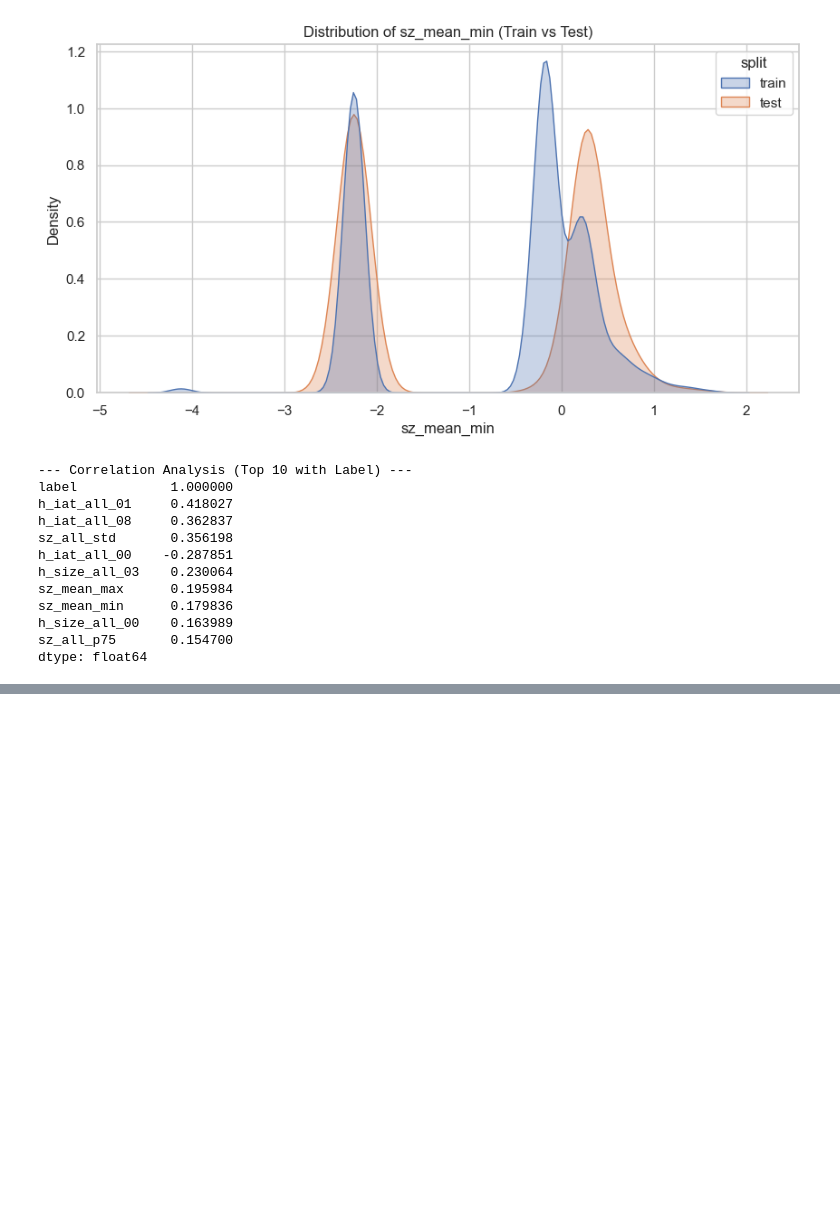
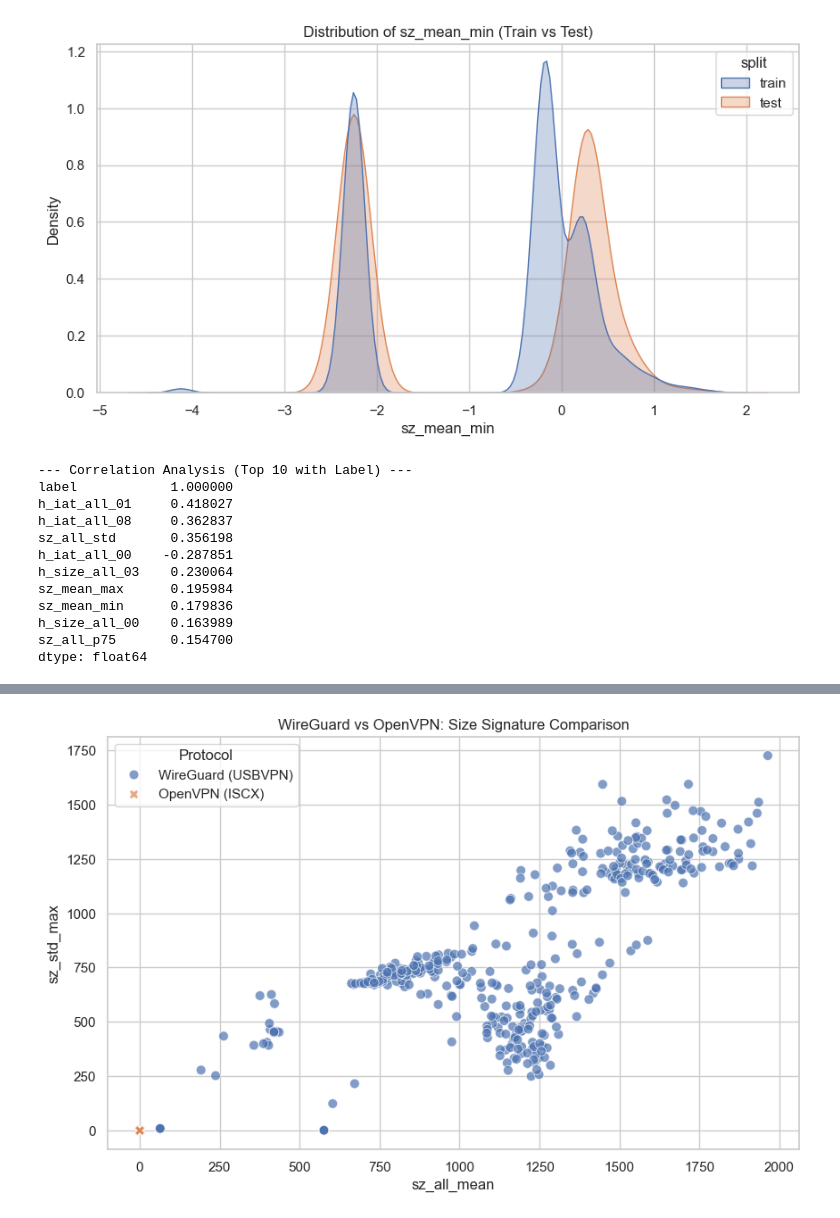
Before and after one commit to MalinaDumitrescu/ai-vpn-firewall, a Jupyter notebook: notebooks/17_dataset_audit.ipynb, the cells around one changed output, grey strips where cells are left out. Drawn from its saved outputs; the diff is of its cells as text; code cells hidden in the pictures; blank space fills up the shorter version.

```diff
--- a/notebooks/17_dataset_audit.ipynb
+++ b/notebooks/17_dataset_audit.ipynb
@@ -298,0 +479,47 @@ dtype: float64
+# %%
+# Task 5: WireGuard vs. The World (Protocol Deep-Dive)
+print("\n--- Task 5: WireGuard vs. The World (Protocol Deep-Dive) ---")
+proto_features = ["sz_all_mean", "sz_std_max"]
+available_proto = [f for f in proto_features if f in forensic_df.columns]
+
+if len(available_proto) == 2 and "capture_id" in forensic_df.columns:
+    # Identify WireGuard in USBVPN
+    # We will try to find "wireguard" in the capture_id
+    usbvpn_wg = forensic_df[(forensic_df["dataset"] == "usbvpn") &
+                            (forensic_df["capture_id"].astype(str).str.lower().str.contains("wireguard|wg", na=False))]
+
+    if len(usbvpn_wg) == 0:
+        logger.warning("No explicit 'wireguard' captures found in USBVPN. Falling back to all VPN flows in USBVPN.")
+        usbvpn_wg = forensic_df[(forensic_df["dataset"] == "usbvpn") & (forensic_df["label"] == 1)]
+
+    # Identify OpenVPN in ISCX
+    # We will try to find "openvpn" in the capture_id
+    iscx_ovpn = forensic_df[(forensic_df["dataset"] == "iscx") &
+                            (forensic_df["capture_id"].astype(str).str.lower().str.contains("openvpn|ovpn|vpn", na=False))]
+
+    if len(iscx_ovpn) == 0:
+        iscx_ovpn = forensic_df[(forensic_df["dataset"] == "iscx") & (forensic_df["label"] == 1)]
+
+    # Sample 500 flows each
+    wg_sample = usbvpn_wg.sample(min(500, len(usbvpn_wg)), random_state=42).copy() if len(usbvpn_wg) > 0 else pd.DataFrame()
+    if not wg_sample.empty:
+        wg_sample["Protocol"] = "WireGuard (USBVPN)"
+
+    ovpn_sample = iscx_ovpn.sample(min(500, len(iscx_ovpn)), random_state=42).copy() if len(iscx_ovpn) > 0 else pd.DataFrame()
+    if not ovpn_sample.empty:
+        ovpn_sample["Protocol"] = "OpenVPN (ISCX)"
+
+    if not wg_sample.empty and not ovpn_sample.empty:
+        proto_df = pd.concat([wg_sample, ovpn_sample], ignore_index=True)
+
+        plt.figure(figsize=(10, 6))
+        sns.scatterplot(data=proto_df, x="sz_all_mean", y="sz_std_max", hue="Protocol", style="Protocol", alpha=0.7, s=60)
+        plt.title("WireGuard vs OpenVPN: Size Signature Comparison")
+        plt.xlabel("sz_all_mean")
+        plt.ylabel("sz_std_max")
+        plt.show()
+    else:
+        print("Not enough flows to compare WireGuard and OpenVPN.")
+else:
+    print("Required features for Protocol Deep-Dive not found.")
+# %% [output]
@@ -298,0 +528 @@ dtype: float64
+[figure, added]
```
Also changed, not shown: parts of 14 cells of this notebook, 10 other files.
